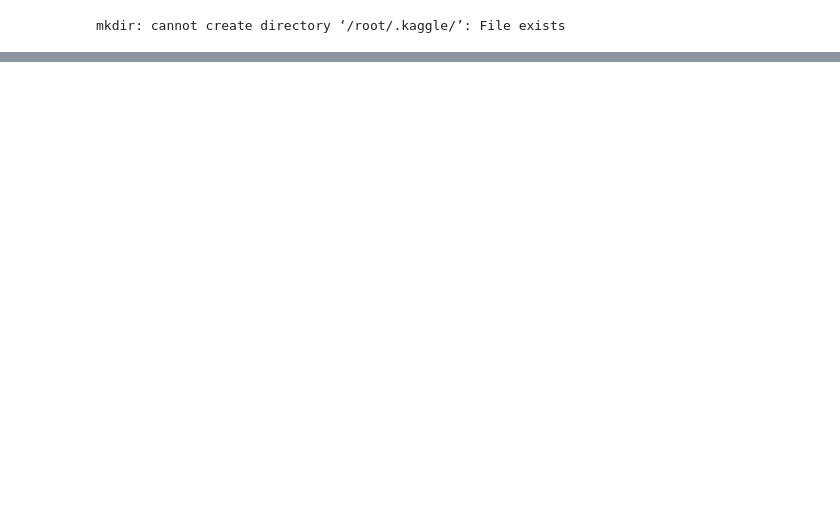
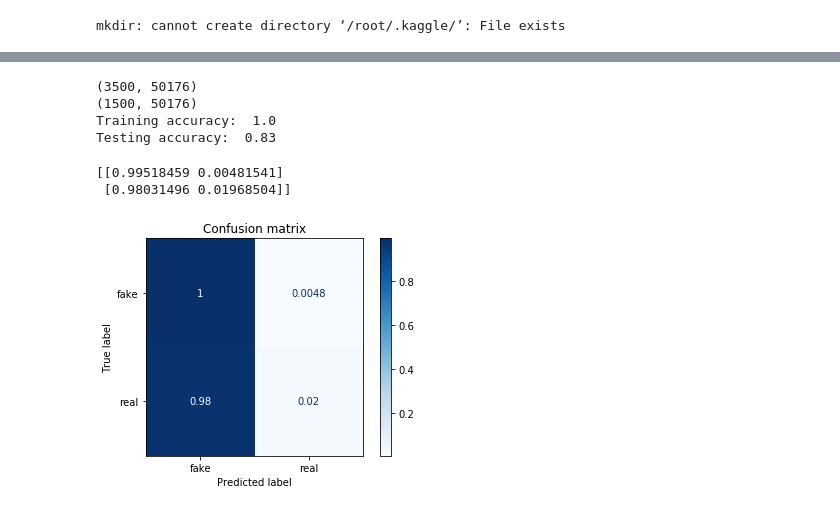
Before and after one commit to archarbar/DeepfakeDetector, a Jupyter notebook: DeepfakeDetector.ipynb, the cells around one changed output, grey strips where cells are left out. Drawn from its saved outputs; the diff is of its cells as text; code cells hidden in the pictures; blank space fills up the shorter version.

```diff
--- a/DeepfakeDetector.ipynb
+++ b/DeepfakeDetector.ipynb
@@ -252,0 +269,38 @@ dict_keys(['val_loss', 'val_acc', 'loss', 'acc'])
+# %%
+X = pickle.load(open("X.pickle", "rb"))
+y = pickle.load(open("y.pickle", "rb"))
+
+# normalizing data (pixel is from 0 to 255)
+X = X/255.0
+
+#splitting into train and test sets, with a 70% split
+X_train, X_test, y_train, y_test = train_test_split(X, y, test_size=0.3)
+
+X_train = X_train.reshape(len(X_train),-1)
+X_test = X_test.reshape(len(X_test),-1)
+
+print(X_train.shape)
+print(X_test.shape)
+
+rfc = RandomForestClassifier()
+
+classificer = rfc.fit(X_train, y_train)
+print('Training accuracy: ', rfc.score(X_train, y_train))
+print('Testing accuracy: ', rfc.score(X_test, y_test))
+# %% [output]
+(3500, 50176)
+(1500, 50176)
+Training accuracy:  1.0
+Testing accuracy:  0.83
+# %%
+disp = plot_confusion_matrix(classificer, X_test, y_test,
+                                 display_labels=["fake", "real"],
+                                 cmap=plt.cm.Blues,
+                                 normalize='true')
+disp.ax_.set_title("Confusion matrix")
+
+print(disp.confusion_matrix)
+# %% [output]
+[[0.99518459 0.00481541]
+ [0.98031496 0.01968504]]
+[figure, added]
```
Also changed, not shown: parts of 9 cells of this notebook, 1 other file.
